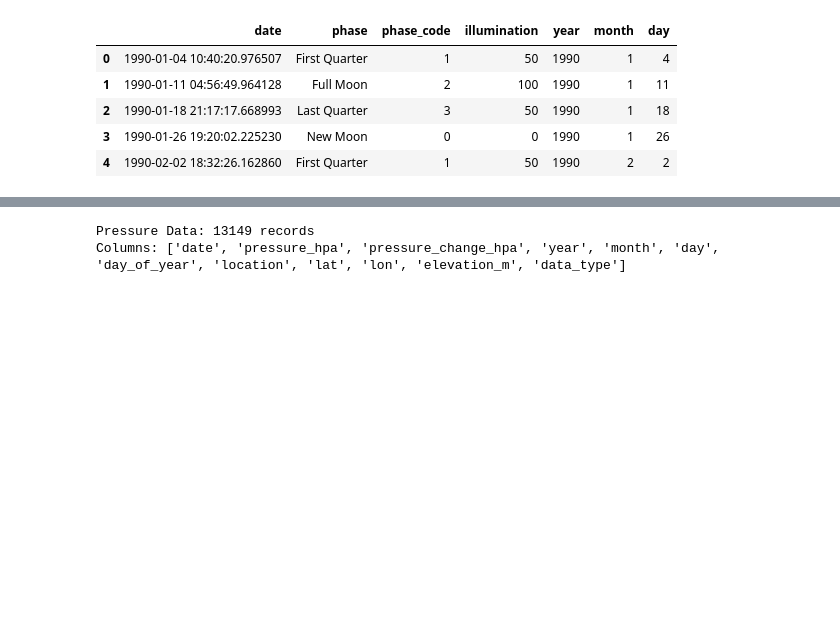
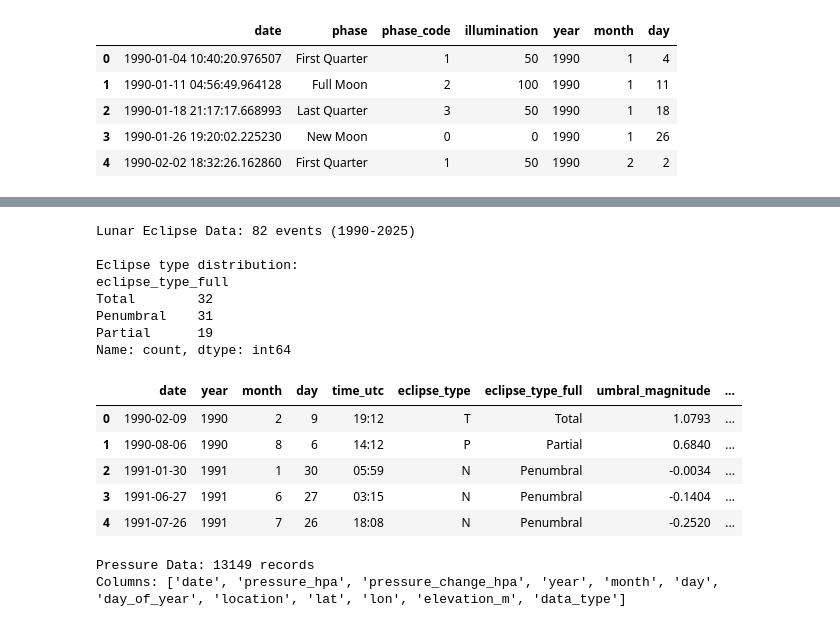
Before and after one commit to esenbora/stat495project, a Jupyter notebook: notebooks/01_data_loading_preprocessing.ipynb, the cells around one changed output, grey strips where cells are left out. Cells and saved outputs as stored; diff of their text form; code cells hidden in the pictures; blank space fills up the shorter version.

```diff
--- a/notebooks/01_data_loading_preprocessing.ipynb
+++ b/notebooks/01_data_loading_preprocessing.ipynb
@@ -213,3 +239,26 @@ Moon Phases Data: 1781 phase events
+# %%
+# Load lunar eclipse data
+lunar_eclipse_df = pd.read_csv(os.path.join(DATA_RAW, 'lunar', 'lunar_eclipses_1990_2025.csv'))
+lunar_eclipse_df['date'] = pd.to_datetime(lunar_eclipse_df['date'])
+print(f"Lunar Eclipse Data: {len(lunar_eclipse_df)} events (1990-2025)")
+print(f"\nEclipse type distribution:")
+print(lunar_eclipse_df['eclipse_type_full'].value_counts())
+lunar_eclipse_df.head()
+# %% [output]
+Lunar Eclipse Data: 82 events (1990-2025)
+
+Eclipse type distribution:
+eclipse_type_full
+Total        32
+Penumbral    31
+Partial      19
+Name: count, dtype: int64
+|  | date | year | month | day | time_utc | eclipse_type | eclipse_type_full | umbral_magnitude | ... |
+| 0 | 1990-02-09 | 1990 | 2 | 9 | 19:12 | T | Total | 1.0793 | ... |
+| 1 | 1990-08-06 | 1990 | 8 | 6 | 14:12 | P | Partial | 0.6840 | ... |
+| 2 | 1991-01-30 | 1991 | 1 | 30 | 05:59 | N | Penumbral | -0.0034 | ... |
+| 3 | 1991-06-27 | 1991 | 6 | 27 | 03:15 | N | Penumbral | -0.1404 | ... |
+| 4 | 1991-07-26 | 1991 | 7 | 26 | 18:08 | N | Penumbral | -0.2520 | ... |
 # %%
 # Load atmospheric pressure data
 pressure_df = pd.read_csv(PRESSURE_DATA)
```
Also changed, not shown: parts of 3 cells of this notebook, 62 other files.
